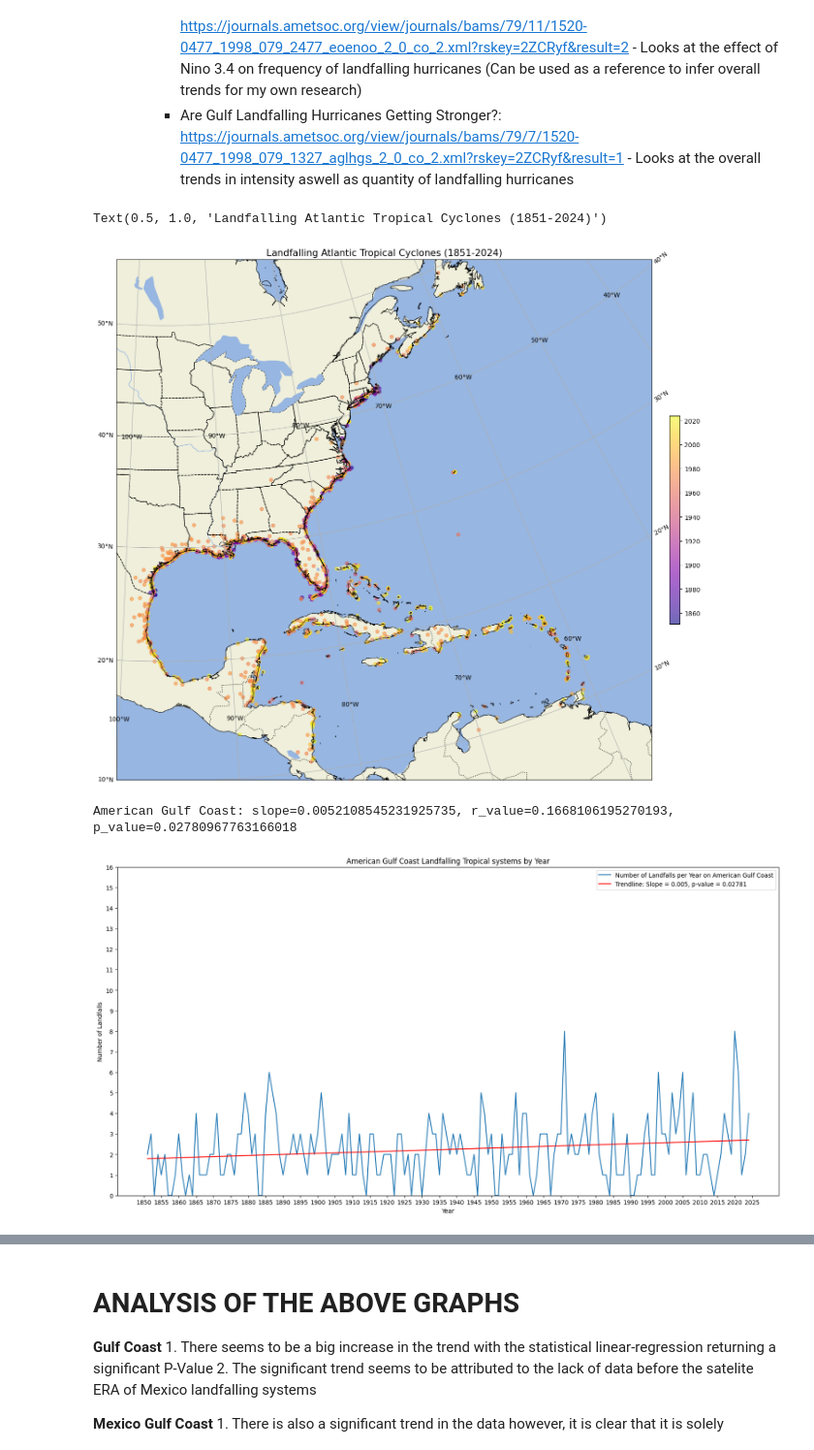
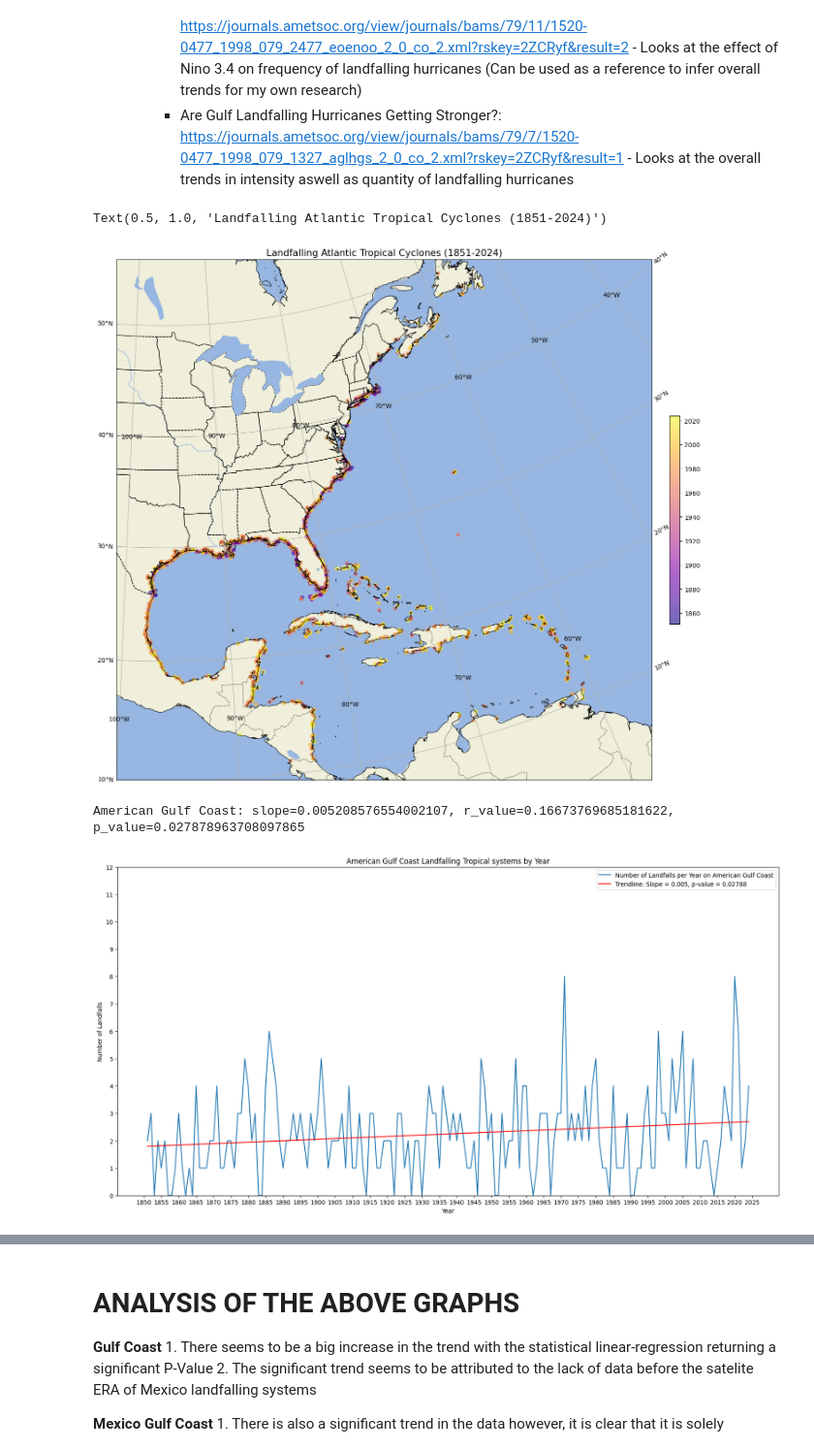
Before and after one commit to EP-Shark/Meteorology-Research-Dr.-Misra-, a Jupyter notebook: Hurdat2_analysis.ipynb, the cells around one changed output, grey strips where cells are left out. Shown at 97% size. Drawn from its saved outputs; the diff is of its cells as text; code cells hidden in the pictures.

Commit message:
made some more changes, working on improving bounding boxes for defining the us gulf coast to imporve storm count accuracy per year

```diff
--- a/Hurdat2_analysis.ipynb
+++ b/Hurdat2_analysis.ipynb
@@ -134,7 +134,19 @@ for sid , grp in gap_tracks_sorted.groupby('storm_id'):
     previous_on_land  = grp['on_land'].shift(fill_value=False)
     landfall = grp['on_land'] & (~previous_on_land)
     if landfall.any():
-        landfalls.extend(grp[landfall].to_dict('records'))
+        #landfalls.extend(grp[landfall].to_dict('records'))
+
+
+        # Snapping landfall points to the coastline #
+        for _, row in grp[landfall].iterrows():
+            landfall_point = row.geometry
+            landfall_snapped = nearest_points(land.boundary , landfall_point)[0]
+            new_row = row.copy()
+            new_row['lon_num'] = landfall_snapped.x
+            new_row['lat_num'] = landfall_snapped.y
+            new_row['geomtry'] = landfall_snapped
+            landfalls.append(new_row)
+
 
 # Creating DataFrame of Gap Year Landfalls #
 if landfalls:
@@ -178,11 +190,6 @@ default = 'Unknown')
 Landfall_only_sorted = Landfall_only.sort_values(['year','storm_name'])
 Landfall_only_sorted.to_excel("Landfalling_Storms_1851_2024_test.xlsx", engine = 'openpyxl')
 # %%
-### Will try to snap points to coastline before plotting ###
-
-
-
-
 ### Plotting the Landfalling Storms ###
 fig, ax = plt.subplots(figsize= (25,15), subplot_kw = {'projection':ccrs.LambertConformal()})
 ## Defining Lat and Lon ##
@@ -216,7 +223,7 @@ ax.add_feature(cfeature.LAKES)
 plt.title('Landfalling Atlantic Tropical Cyclones (1851-2024)', fontsize = 15)
 # %% [output]
 Text(0.5, 1.0, 'Landfalling Atlantic Tropical Cyclones (1851-2024)')
-[figure, old version]
+[figure, new version]
 # %%
 ## Assigning States to each Landfall ##
 Landfall_only = Landfall_only.reset_index() #Resetting index to make storm_name and year columns again
@@ -265,34 +262,34 @@ def plot_landfall_frequency(coasts, save_freq = False):
         frequency = coast_data_altered.groupby('year').size().reindex(all_years, fill_value=0)
         ## Plotting the frequency ##
         fig, ax = plt.subplots(figsize=(20, 10))
         ax.plot(frequency.index, frequency, label=f'Number of Landfalls per Year on {coast}')
         ax.set_title(f'{coast} Landfalling Tropical systems by Year')
         ax.set_xlabel("Year")
         ax.set_ylabel("Number of Landfalls")
         x_range = np.arange(1850, 2026, 5)
         ax.set_xticks(x_range)
-        ax.set_yticks([0,1,2,3,4,5,6,7,8,9,10,11,12,13,14,15,16])
+        ax.set_yticks([0,1,2,3,4,5,6,7,8,9,10,11,12])
         ax.set_ylim(bottom=0)
         # Creating a trend line #
         years = frequency.index.astype(int)
         counts = frequency.values
         z = np.polyfit (years, counts, 1)
         p = np.poly1d(z)
         # Adding a linear regression line for each plot using scipy #
         slope, intercept, r_value, p_value, std_err = stats.linregress(years, counts)
         trend_labels = f"Trendline: Slope = {slope:.3f}, p-value = {p_value:.5f}"
         print(f'{coast}: slope={slope}, r_value={r_value}, p_value={p_value}')
         Trendline = ax.plot(years, intercept + slope * years, "r-", label=trend_labels)
         ## Adding a Legend ##
         ax.legend()
         # Allows the user to save the frequency as a .txt file #
         if save_freq:
             frequency.name = 'count'
             frequency.to_csv(f"{coast.replace(' ',' ')}_Landfall_frequency.txt" , header=True, sep=':', index_label='Year')
     return
 
-plot_landfall_frequency(coasts, #save_freq=True #Uncomment to save frequency as a txt file
+plot_landfall_frequency(coasts, save_freq=True #Uncomment to save frequency as a txt file
 )
 # %% [output]
-American Gulf Coast: slope=0.0052108545231925735, r_value=0.1668106195270193, p_value=0.02780967763166018
+American Gulf Coast: slope=0.005208576554002107, r_value=0.16673769685181622, p_value=0.027878963708097865
-[figure, old version]
+[figure, new version]
```
Also changed, not shown: parts of 3 cells of this notebook.
